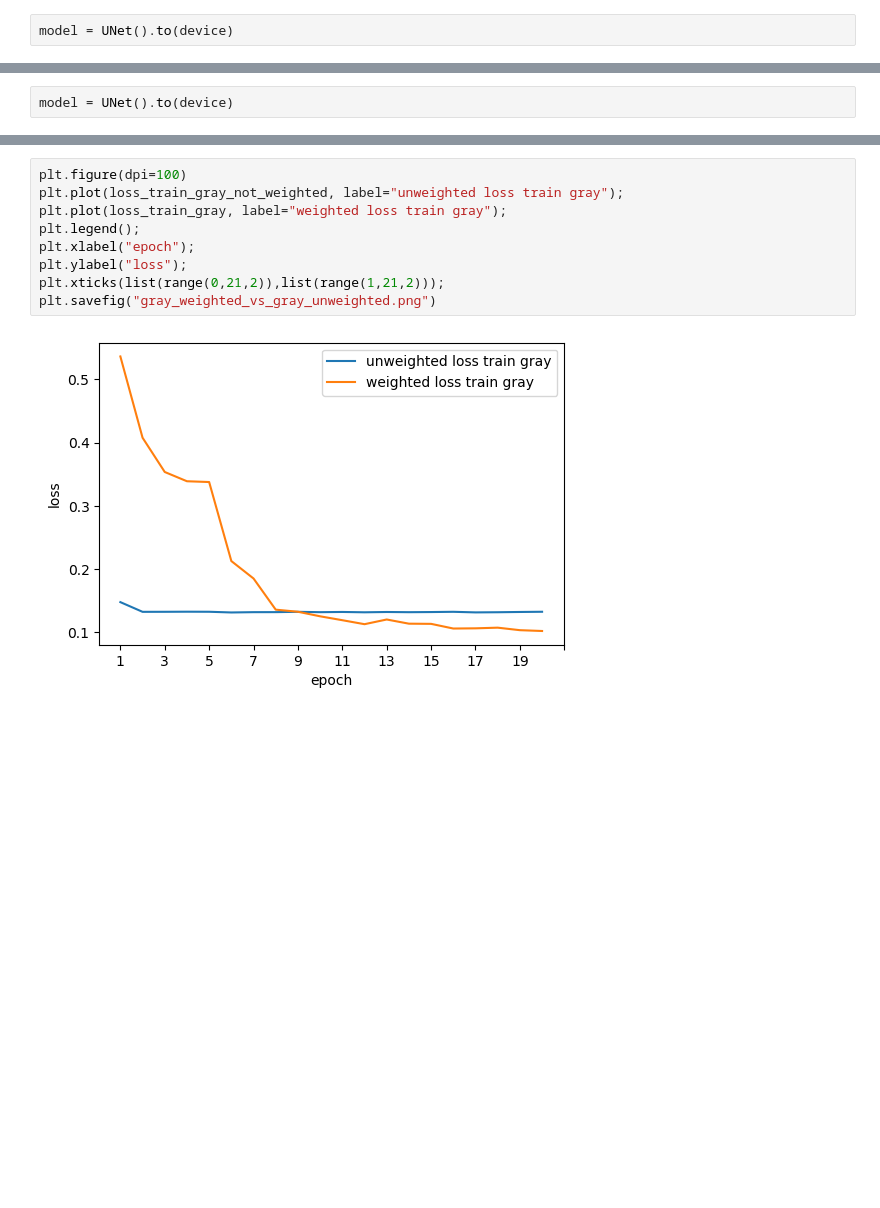
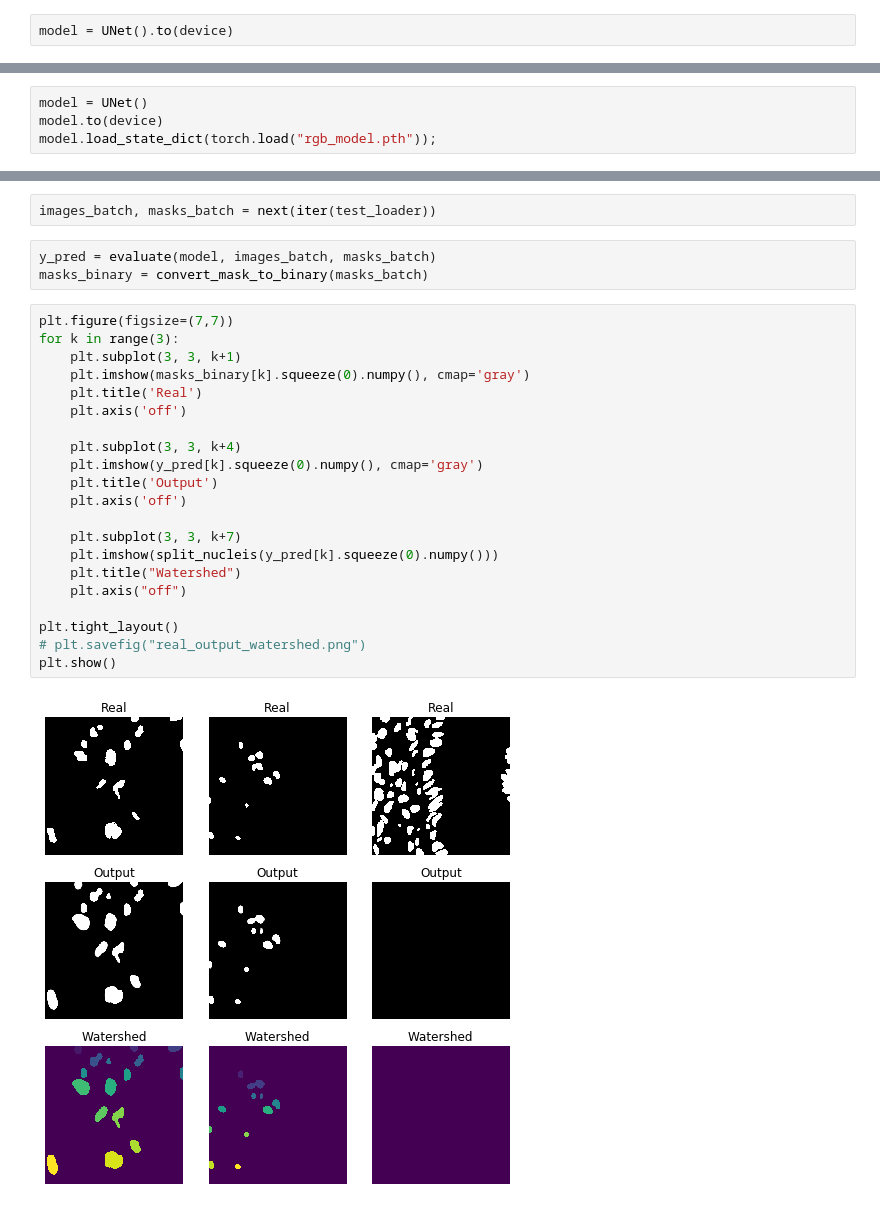
Before and after one commit to JulesBelveze/pytorch-tutorial-computer-vision, a Jupyter notebook: nuclei_segmentation/nuclei_segmentation.ipynb, the cells around one changed output, grey strips where cells are left out. Cells and saved outputs as stored; diff of their text form; blank space fills up the shorter version.

Commit message:
improvement watershed + cleaning notebook

```diff
--- a/nuclei_segmentation/nuclei_segmentation.ipynb
+++ b/nuclei_segmentation/nuclei_segmentation.ipynb
@@ -405,2 +368,4 @@ test_loader = DataLoader(train_set, batch_size=batch_size, shuffle=True, num_wor
 # %%
-model = UNet().to(device)
+model = UNet()
+model.to(device)
+model.load_state_dict(torch.load("rgb_model.pth"));
@@ -429,11 +372,28 @@ loss_train_gray_not_weighted, MAP_gray = train(model, optim.Adam(model.parameter
-# %%
-plt.figure(dpi=100)
-plt.plot(loss_train_gray_not_weighted, label="unweighted loss train gray");
-plt.plot(loss_train_gray, label="weighted loss train gray");
-plt.legend();
-plt.xlabel("epoch");
-plt.ylabel("loss");
-plt.xticks(list(range(0,21,2)),list(range(1,21,2)));
-plt.savefig("gray_weighted_vs_gray_unweighted.png")
-# %% [output]
-[figure, removed]
+# %%
+images_batch, masks_batch = next(iter(test_loader))
+# %%
+y_pred = evaluate(model, images_batch, masks_batch)
+masks_binary = convert_mask_to_binary(masks_batch)
+# %%
+plt.figure(figsize=(7,7))
+for k in range(3):
+    plt.subplot(3, 3, k+1)
+    plt.imshow(masks_binary[k].squeeze(0).numpy(), cmap='gray')
+    plt.title('Real')
+    plt.axis('off')
+
+    plt.subplot(3, 3, k+4)
+    plt.imshow(y_pred[k].squeeze(0).numpy(), cmap='gray')
+    plt.title('Output')
+    plt.axis('off')
+
+    plt.subplot(3, 3, k+7)
+    plt.imshow(split_nucleis(y_pred[k].squeeze(0).numpy()))
+    plt.title("Watershed")
+    plt.axis("off")
+
+plt.tight_layout()
+# plt.savefig("real_output_watershed.png")
+plt.show()
+# %% [output]
+[figure, added]
```
Also changed, not shown: parts of 18 cells of this notebook, 2 other files.
